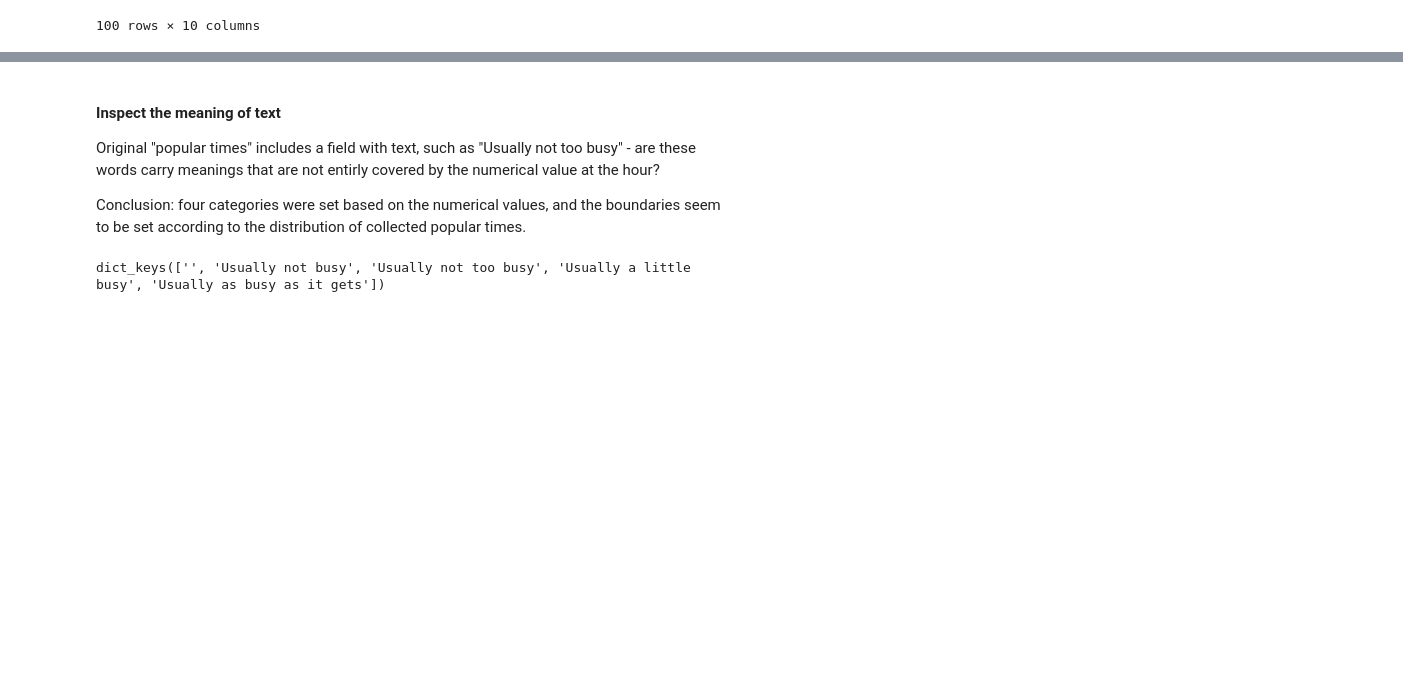
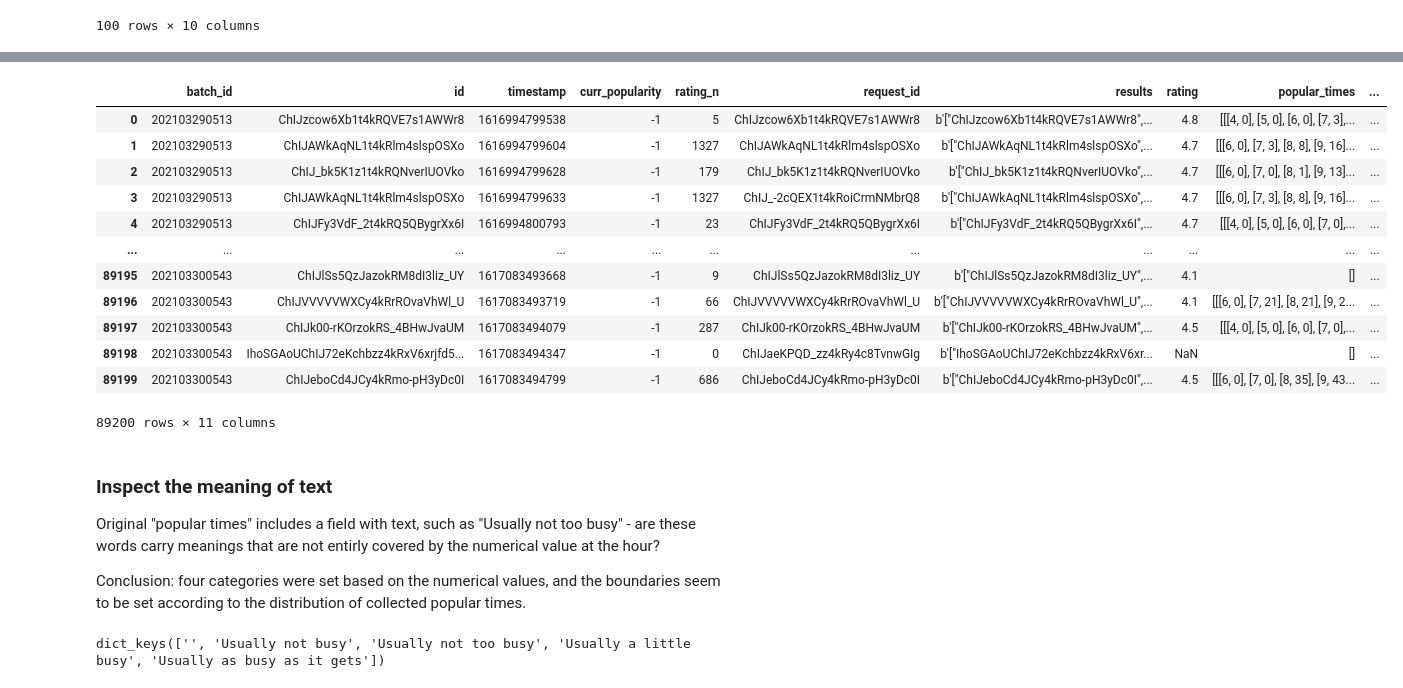
Before and after one commit to qcabel/park-recommendation, a Jupyter notebook: popularity_half_hour_db_compressor.ipynb, the cells around one changed output, grey strips where cells are left out. Drawn from its saved outputs; the diff is of its cells as text; code cells hidden in the pictures; blank space fills up the shorter version.

Commit message:
database compression as a func

```diff
--- a/popularity_half_hour_db_compressor.ipynb
+++ b/popularity_half_hour_db_compressor.ipynb
@@ -119,7 +124,8 @@ philly_data['time_spent'][philly_data['time_spent'].notnull()]
 def compress_popular_times(popular_times_item):
     days = []
     average_popularity = []
-    if popular_times_item is not None:
+    if isinstance(popular_times_item, (list, tuple)):
+#     if popular_times_item is not None:  #might be nan
         for day in popular_times_item:
             days.append(day[0])
             pop_hour = []
@@ -168,5 +199,33 @@ write_compressed_db(philly_data, 'data/compressed/philly_outdoor_popularity_half
+# %%
+def extract_features_from_results_blob(individual_result, features):
+    namedtuple_result = PopularTimes(*orjson.loads(individual_result))
+    extracted = []
+    for feature in features:
+        extracted.append(getattr(namedtuple_result, feature))
+
+    return pd.Series(extracted)
+# %%
+philly_data[['rating', 'popular_times', 'time_spent']] = philly_data['results'].apply(extract_features_from_results_blob, args=(
+    ['rating', 'popular_times', 'time_spent'],))
+# %%
+philly_data[['popular_times_day', 'popular_times']] = philly_data['popular_times'].apply(compress_popular_times)
+philly_data.head()
+# %% [output]
+|  | batch_id | id | timestamp | curr_popularity | rating_n | request_id | results | rating | popular_times | ... |
+| 0 | 202103290513 | ChIJzcow6Xb1t4kRQVE7s1AWWr8 | 1616994799538 | -1 | 5 | ChIJzcow6Xb1t4kRQVE7s1AWWr8 | b'["ChIJzcow6Xb1t4kRQVE7s1AWWr8",... | 4.8 | [[[4, 0], [5, 0], [6, 0], [7, 3],... | ... |
+| 1 | 202103290513 | ChIJAWkAqNL1t4kRlm4slspOSXo | 1616994799604 | -1 | 1327 | ChIJAWkAqNL1t4kRlm4slspOSXo | b'["ChIJAWkAqNL1t4kRlm4slspOSXo",... | 4.7 | [[[6, 0], [7, 3], [8, 8], [9, 16]... | ... |
+| 2 | 202103290513 | ChIJ_bk5K1z1t4kRQNverIUOVko | 1616994799628 | -1 | 179 | ChIJ_bk5K1z1t4kRQNverIUOVko | b'["ChIJ_bk5K1z1t4kRQNverIUOVko",... | 4.7 | [[[6, 0], [7, 0], [8, 1], [9, 13]... | ... |
+| 3 | 202103290513 | ChIJAWkAqNL1t4kRlm4slspOSXo | 1616994799633 | -1 | 1327 | ChIJ_-2cQEX1t4kRoiCrmNMbrQ8 | b'["ChIJAWkAqNL1t4kRlm4slspOSXo",... | 4.7 | [[[6, 0], [7, 3], [8, 8], [9, 16]... | ... |
+| 4 | 202103290513 | ChIJFy3VdF_2t4kRQ5QBygrXx6I | 1616994800793 | -1 | 23 | ChIJFy3VdF_2t4kRQ5QBygrXx6I | b'["ChIJFy3VdF_2t4kRQ5QBygrXx6I",... | 4.7 | [[[4, 0], [5, 0], [6, 0], [7, 0],... | ... |
+| ... | ... | ... | ... | ... | ... | ... | ... | ... | ... | ... |
+| 89195 | 202103300543 | ChIJlSs5QzJazokRM8dI3liz_UY | 1617083493668 | -1 | 9 | ChIJlSs5QzJazokRM8dI3liz_UY | b'["ChIJlSs5QzJazokRM8dI3liz_UY",... | 4.1 | [] | ... |
+| 89196 | 202103300543 | ChIJVVVVVWXCy4kRrROvaVhWl_U | 1617083493719 | -1 | 66 | ChIJVVVVVWXCy4kRrROvaVhWl_U | b'["ChIJVVVVVWXCy4kRrROvaVhWl_U",... | 4.1 | [[[6, 0], [7, 21], [8, 21], [9, 2... | ... |
+| 89197 | 202103300543 | ChIJk00-rKOrzokRS_4BHwJvaUM | 1617083494079 | -1 | 287 | ChIJk00-rKOrzokRS_4BHwJvaUM | b'["ChIJk00-rKOrzokRS_4BHwJvaUM",... | 4.5 | [[[4, 0], [5, 0], [6, 0], [7, 0],... | ... |
+| 89198 | 202103300543 | IhoSGAoUChIJ72eKchbzz4kRxV6xrjfd5... | 1617083494347 | -1 | 0 | ChIJaeKPQD_zz4kRy4c8TvnwGIg | b'["IhoSGAoUChIJ72eKchbzz4kRxV6xr... | NaN | [] | ... |
+| 89199 | 202103300543 | ChIJeboCd4JCy4kRmo-pH3yDc0I | 1617083494799 | -1 | 686 | ChIJeboCd4JCy4kRmo-pH3yDc0I | b'["ChIJeboCd4JCy4kRmo-pH3yDc0I",... | 4.5 | [[[6, 0], [7, 0], [8, 35], [9, 43... | ... |
+89200 rows × 11 columns
 # %% [markdown]
-#### Inspect the meaning of text
+### Inspect the meaning of text
 Original "popular times" includes a field with text, such as "Usually not too busy" - are these words carry meanings that are not entirly covered by the numerical value at the hour?
 
 Conclusion: four categories were set based on the numerical values, and the boundaries seem to be set according to the distribution of collected popular times.
```
Also changed, not shown: parts of 7 cells of this notebook, 1 other file.
